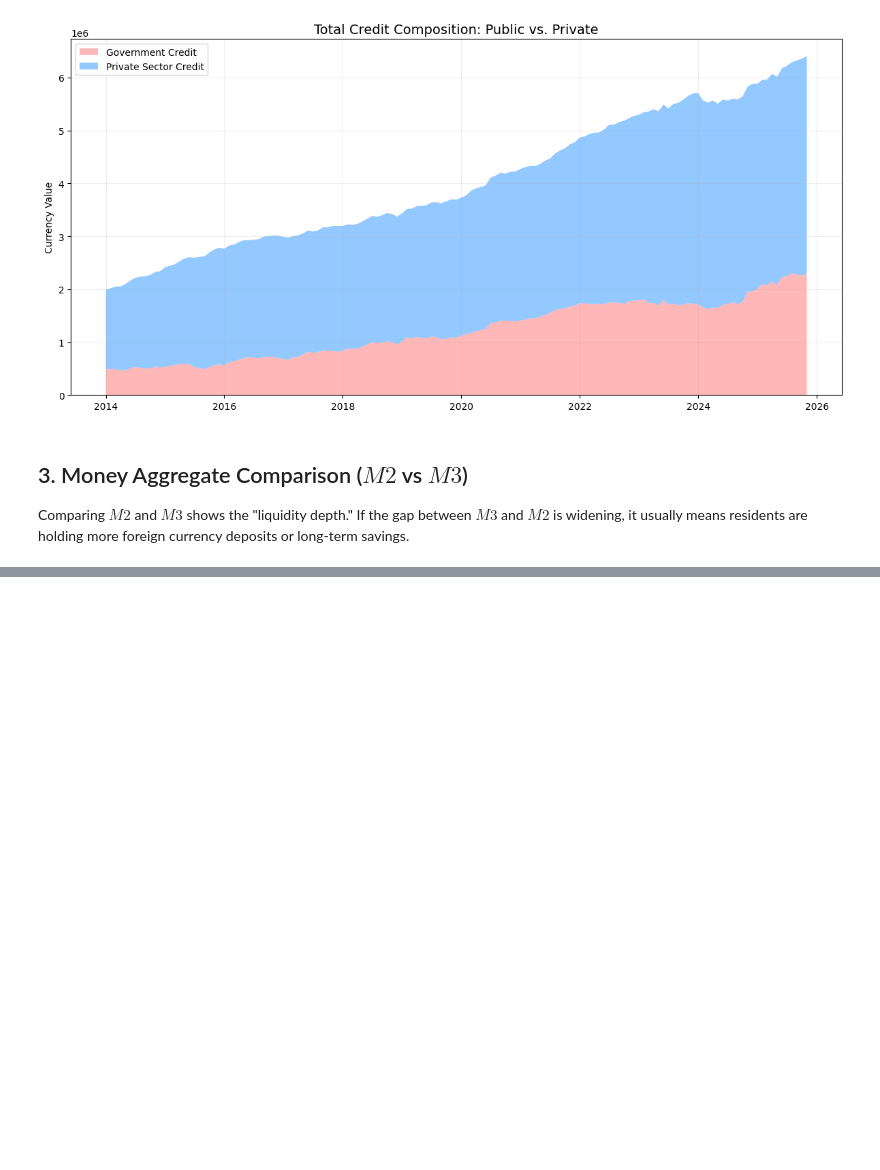
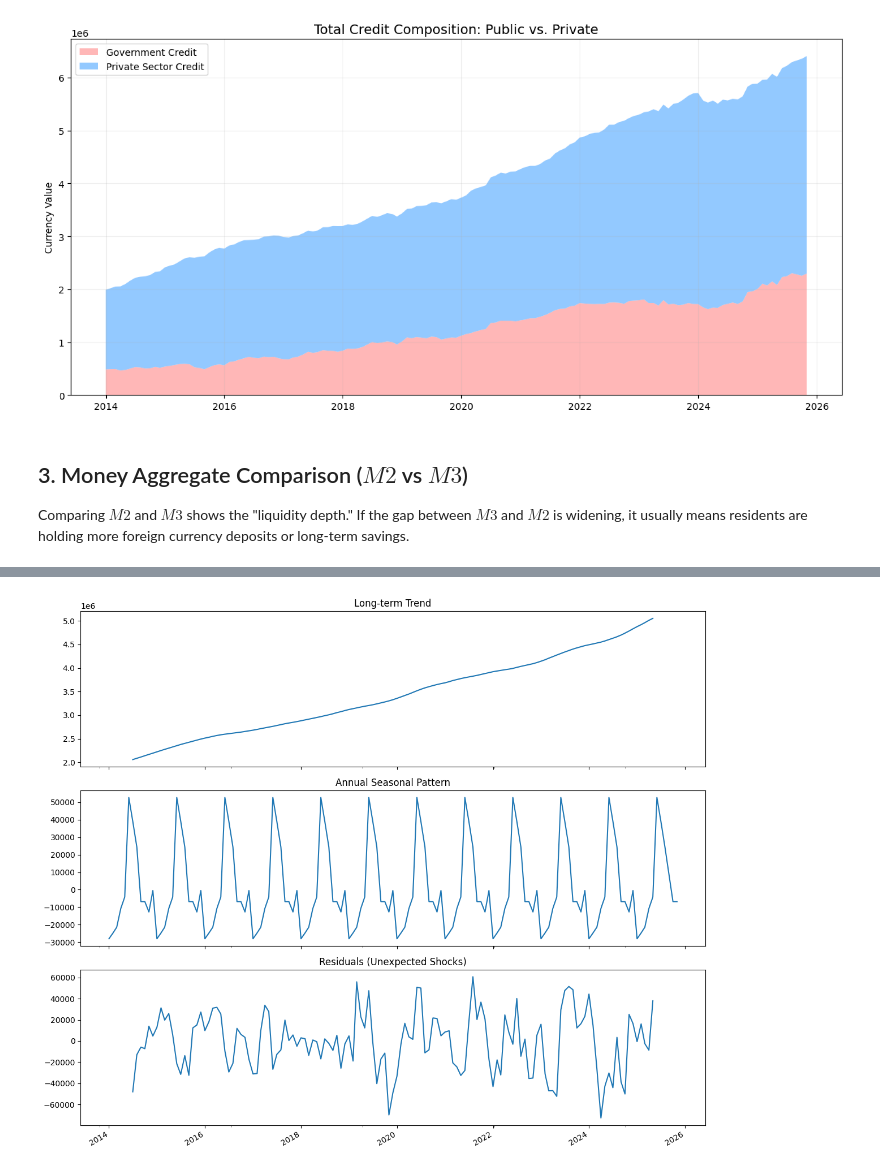
Before and after one commit to asaphray/cbk-macroeconomic-analysis, a Jupyter notebook: notebooks/python/03_monetary_analysis.ipynb, the cells around one changed output, grey strips where cells are left out. Drawn from its saved outputs; the diff is of its cells as text; code cells hidden in the pictures; blank space fills up the shorter version.

```diff
--- a/notebooks/python/03_monetary_analysis.ipynb
+++ b/notebooks/python/03_monetary_analysis.ipynb
@@ -133,0 +153,16 @@ plt.show()
+# %%
+from statsmodels.tsa.seasonal import seasonal_decompose
+
+# We'll use M2 as the primary example
+# Ensure 'monetary' has a frequency set (usually monthly 'MS')
+result = seasonal_decompose(monetary['M2'].dropna(), model='additive', period=12)
+
+# Plotting
+fig, (ax1, ax2, ax3) = plt.subplots(3, 1, figsize=(12, 10), sharex=True)
+result.trend.plot(ax=ax1, title='Long-term Trend')
+result.seasonal.plot(ax=ax2, title='Annual Seasonal Pattern')
+result.resid.plot(ax=ax3, title='Residuals (Unexpected Shocks)')
+plt.tight_layout()
+plt.show()
+# %% [output]
+[figure, added]
```
Also changed, not shown: parts of 8 cells of this notebook.
